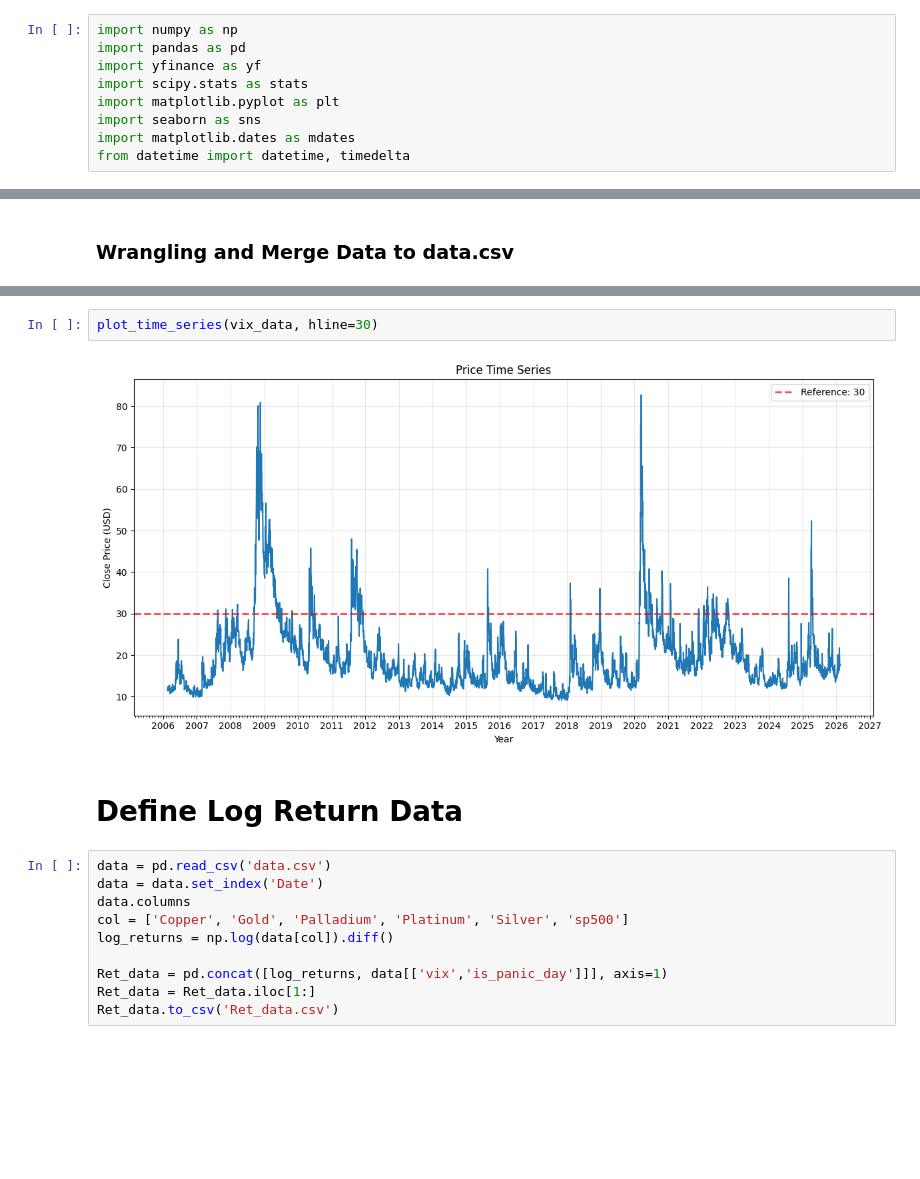
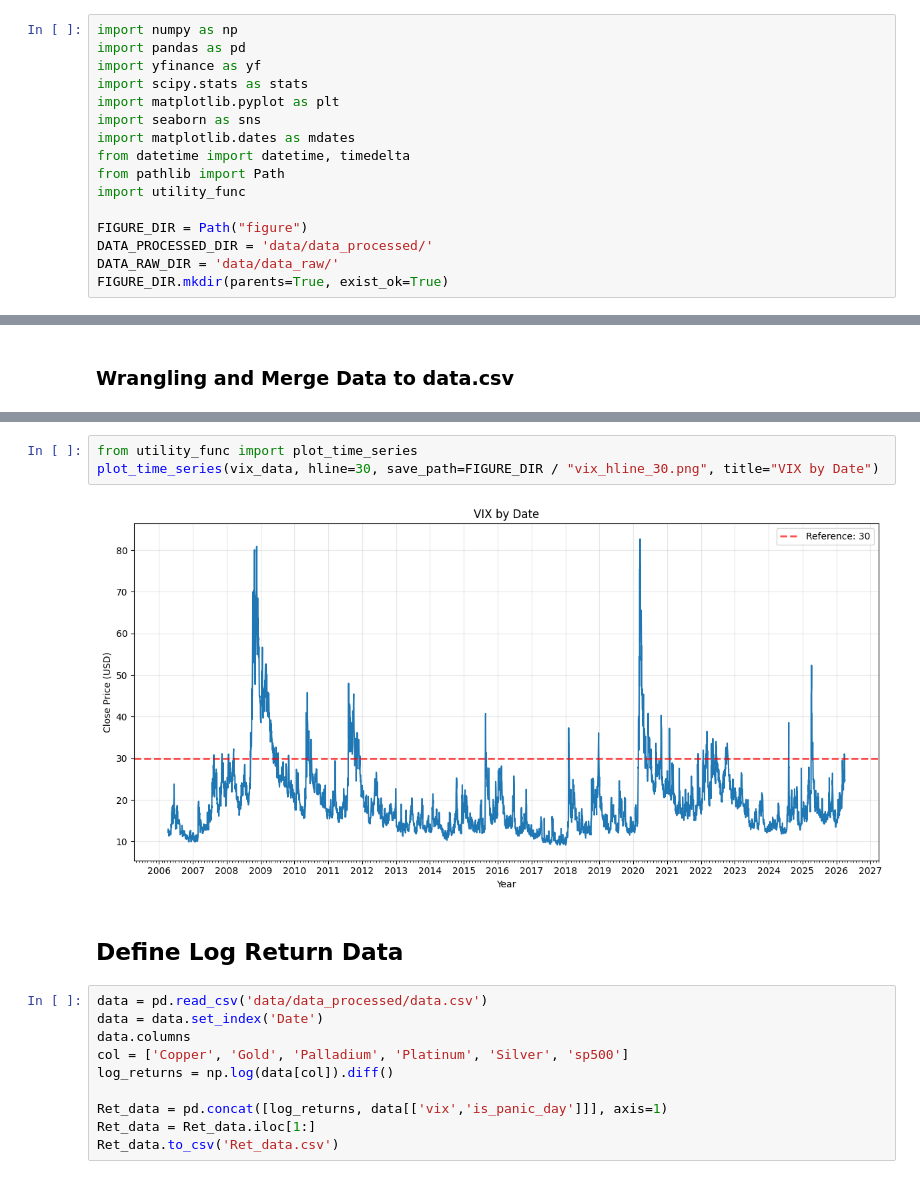
Before and after one commit to jp4724/Research-on-Decoupling-Dynamics-of-Gold-and-Equity-Markets, a Jupyter notebook: STAT5291 Capstone Code.ipynb, the cells around one changed output, grey strips where cells are left out. Cells and saved outputs as stored; diff of their text form; blank space fills up the shorter version.

```diff
--- a/STAT5291 Capstone Code.ipynb
+++ b/STAT5291 Capstone Code.ipynb
@@ -11,5 +11,12 @@ import matplotlib.pyplot as plt
 import seaborn as sns
 import matplotlib.dates as mdates
 from datetime import datetime, timedelta
+from pathlib import Path
+import utility_func
+
+FIGURE_DIR = Path("figure")
+DATA_PROCESSED_DIR = 'data/data_processed/'
+DATA_RAW_DIR = 'data/data_raw/'
+FIGURE_DIR.mkdir(parents=True, exist_ok=True)
 # %%
 
@@ -185,11 +116,12 @@ def plot_time_series(df, date_col='Date', value_col='Close',
 # %%
-plot_time_series(vix_data, hline=30)
+from utility_func import plot_time_series
+plot_time_series(vix_data, hline=30, save_path=FIGURE_DIR / "vix_hline_30.png", title="VIX by Date")
 # %% [output]
-[figure, old version]
+[figure, new version]
 # %% [markdown]
-# Define Log Return Data
+## Define Log Return Data
 # %%
-data = pd.read_csv('data.csv')
+data = pd.read_csv('data/data_processed/data.csv')
 data = data.set_index('Date')
 data.columns
 col = ['Copper', 'Gold', 'Palladium', 'Platinum', 'Silver', 'sp500']
```
Also changed, not shown: parts of 35 cells of this notebook, 32 other files.
